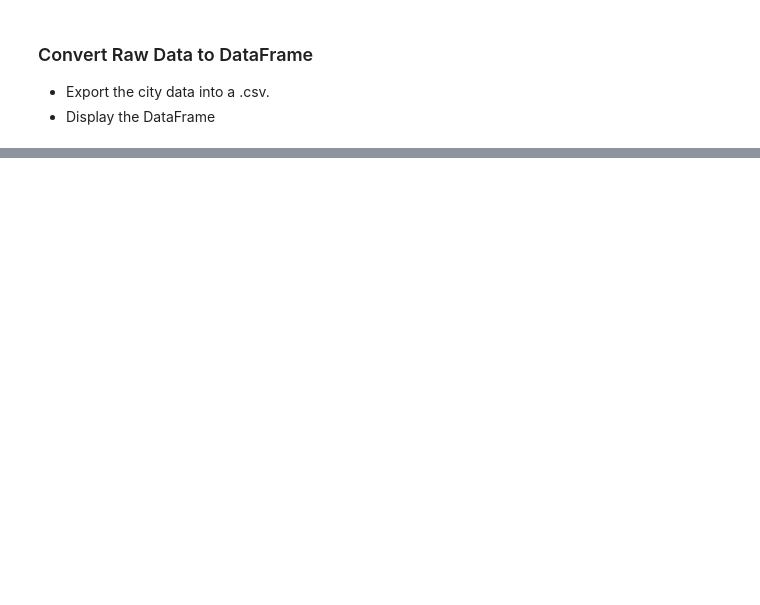
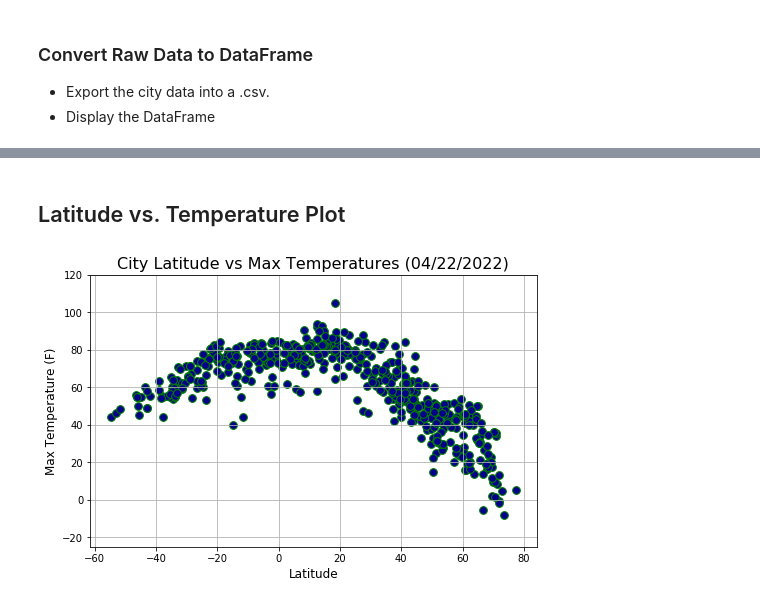
Before and after one commit to TanishaCooper/python-api-challenge, a Jupyter notebook: WeatherPy/WeatherPy.ipynb, the cells around one changed output, grey strips where cells are left out. Drawn from its saved outputs; the diff is of its cells as text; code cells hidden in the pictures; blank space fills up the shorter version.

```diff
--- a/WeatherPy/WeatherPy.ipynb
+++ b/WeatherPy/WeatherPy.ipynb
@@ -92,17 +92,17 @@ for city in cities:
 
     try:
         print("Processing Record " + str(city) + ":" )
-        print(query_url + city.replace(" ","+"))
+        #print(query_url + city.replace(" ","+"))
         response = requests.get(query_url + city.replace(" ","+")).json()
         lat.append(response["coord"]["lat"])
-        lng.append(response["coord"]["lng"])
+        lng.append(response["coord"]["lon"])
         temperature_F.append(response["main"]["temp_max"])
         humidity.append(response["main"]["humidity"])
         cloudiness.append(response["clouds"]["all"])
-        windSpeed.append(response["wind"]["speed"])
+        wind_speed.append(response["wind"]["speed"])
         date.append(response["dt"])
         country.append(response["sys"]["country"])
-        foundCities.append(city)
+        result_cities.append(city)
         pprint(f"City processed: {city}")
     except:
         pprint(f"City NOT found: {city}")
@@ -152,0 +185,4 @@ ValueError: arrays must all be same length
+# %%
+# Create variable for humidity > 100%
+high_humidity = weather_df[(weather_df["Humidity"] > 100)]
+high_humidity
@@ -152,0 +204,10 @@ ValueError: arrays must all be same length
+# %%
+# Create a new df with humidity cities removed.
+weather_df2 = weather_df.join(high_humidity, how="left", rsuffix= "_x")
+weather_df2.merge(high_humidity, how="left")
+
+# Create varaiable to map out the columns you want to keep.
+clean_city_data = weather_df2[["City", "Country", "Temperature", "Humidity", "Cloudiness",
+                                "Windspeed", "Latitude", "Longitude", "Date"]]
+clean_city_data.to_csv("/Users/tanishacooper/code/python-api-challenge/WeatherPy/Clean_City_Weather_Data.csv", index= False)
+clean_city_data.head()
@@ -152,0 +228,21 @@ ValueError: arrays must all be same length
+# %% [markdown]
+## Latitude vs. Temperature Plot
+# %%
+# Create parameters to graph scatter plot - used Matplotlib (plt) but can use Pandas (pd)
+plt.rcParams["figure.figsize"] = (8,5)
+plt.scatter(x = clean_city_data["Latitude"],y= clean_city_data["Temperature"],
+            s=60, c="darkblue", edgecolors= "green")
+plt.title("City Latitude vs Max Temperatures (04/22/2022)", fontsize= 16)
+plt.xlabel("Latitude", fontsize =12)
+plt.ylabel("Max Temperature (F)", fontsize= 12)
+plt.ylim(-25, 120)
+plt.grid()
+
+# Export scatterplot as png
+plt.savefig("/Users/tanishacooper/code/python-api-challenge/WeatherPy/Scatter_Lat_Temp.png",
+            index= False)
+
+# Show scatter plot
+plt.show()
+# %% [output]
+[figure, added]
```
Also changed, not shown: parts of 20 cells of this notebook, 6 other files.
